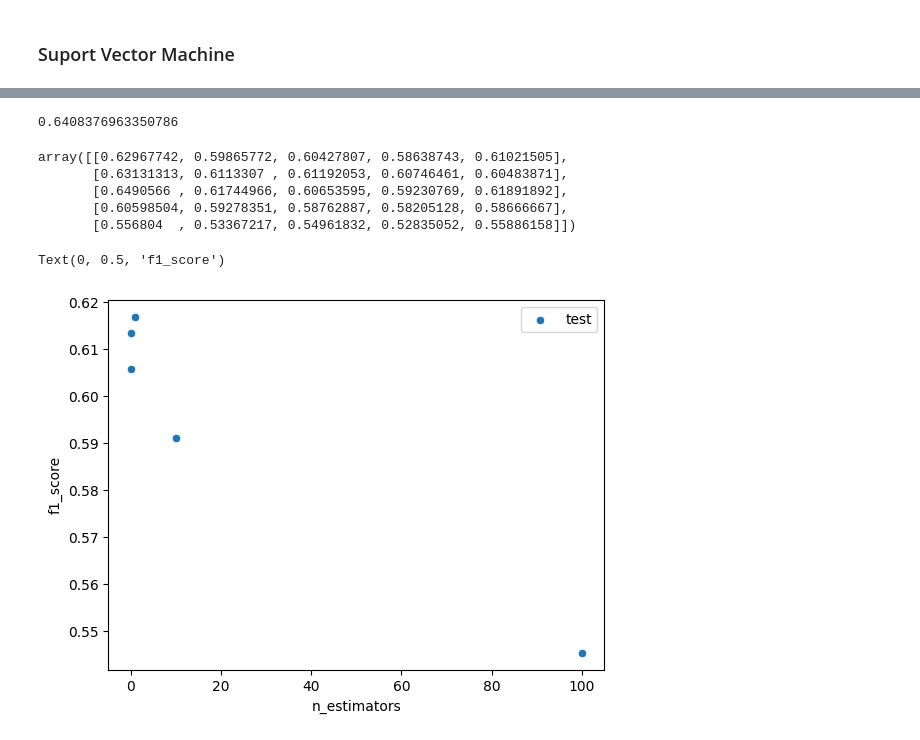
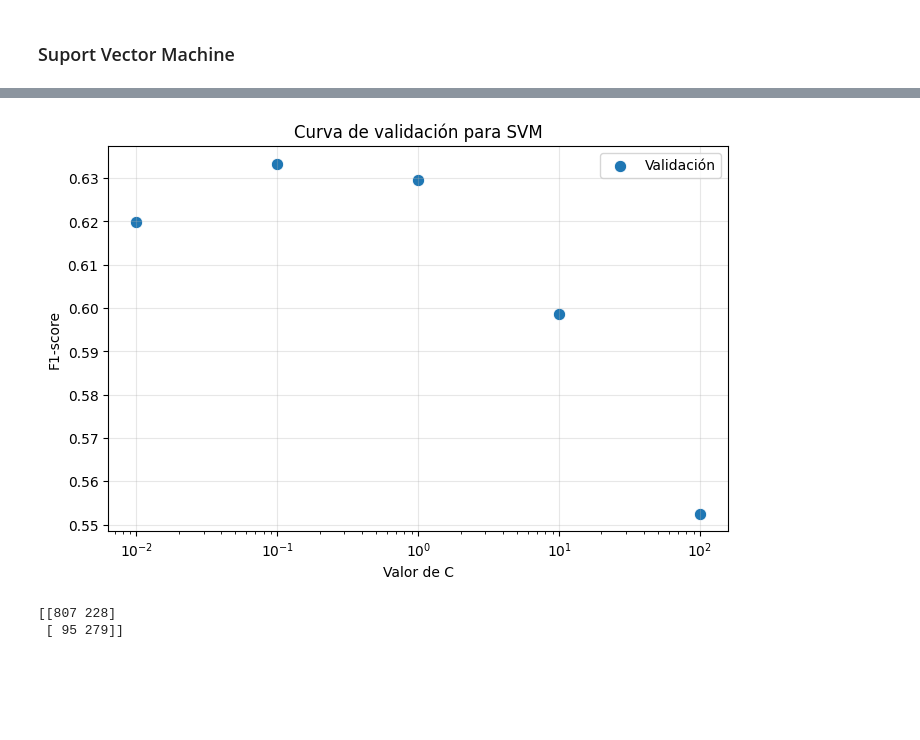
Before and after one commit to Rick2898/Machine_Learning_classification, a Jupyter notebook: main_copy.ipynb, the cells around one changed output, grey strips where cells are left out. Drawn from its saved outputs; the diff is of its cells as text; code cells hidden in the pictures; blank space fills up the shorter version.

```diff
--- a/main_copy.ipynb
+++ b/main_copy.ipynb
@@ -166,7 +165,7 @@ y = df.iloc[:, -1]
 numerica = X.select_dtypes(include=["number"]).columns.tolist()
 categorica = X.select_dtypes(exclude=["number"]).columns.tolist()
 # %%
-X_train, X_test, y_train, y_test = train_test_split(X,y, test_size=0.2, random_state=42)
+X_train, X_test, y_train, y_test = train_test_split(X,y, test_size=0.2, random_state=42,stratify=y)
 # %%
 prepo_num_var = Pipeline(
     [
@@ -206,9 +205,9 @@ ColumnTransformer(transformers=[('numeric preprocessing',
 # %%
 model = Pipeline(
     [
+        ("under_sampling", RandomUnderSampler(sampling_strategy=0.65, random_state=42)),
         ("pre-processing", prepo),
-        ("balanceo", RandomUnderSampler(random_state=42)),
-        ("random_forest", RandomForestClassifier(n_estimators=150,random_state=42)),
+        ("random_forest", RandomForestClassifier(n_estimators=250,random_state=42)),
     ]
 )
 model
@@ -322,32 +437,39 @@ weighted avg       0.81      0.76      0.77      1409
-# %%
-f1_score(y_test,y_pred_test,pos_label="Yes")
-# %% [output]
-0.6408376963350786
 # %%
 param_range = [0.01, 0.1, 1, 10, 100]
 
-train_scores, test_scores = validation_curve(
-    model,
-    X_train,
-    y_train,
-    param_name="SVM__C",
+train_scores, val_scores = validation_curve(
+    estimator=model_svm,
+    X=X_train,
+    y=y_train,
+    param_name="svm__C",
     param_range=param_range,
     scoring=make_scorer(f1_score, pos_label="Yes"),
     cv=5,
     n_jobs=-1
 )
-# %%
-test_scores
-# %% [output]
-array([[0.62967742, 0.59865772, 0.60427807, 0.58638743, 0.61021505],
-       [0.63131313, 0.6113307 , 0.61192053, 0.60746461, 0.60483871],
-       [0.6490566 , 0.61744966, 0.60653595, 0.59230769, 0.61891892],
-       [0.60598504, 0.59278351, 0.58762887, 0.58205128, 0.58666667],
-       [0.556804  , 0.53367217, 0.54961832, 0.52835052, 0.55886158]])
 # %%
-sns.scatterplot(x=param_range, y=test_scores.mean(axis=1), label="test")
-plt.xlabel("n_estimators")
-plt.ylabel("f1_score")
+mean_val_scores = val_scores.mean(axis=1)
+std_val_scores = val_scores.std(axis=1)
+
+plt.figure(figsize=(8, 5))
+sns.scatterplot(x=param_range, y=mean_val_scores, s=80, label="Validación")
+
+
+
+plt.xscale("log")
+plt.xlabel("Valor de C")
+plt.ylabel("F1-score")
+plt.title("Curva de validación para SVM")
+plt.grid(True, alpha=0.3)
+plt.legend()
+plt.show()
 # %% [output]
-Text(0, 0.5, 'f1_score')
-[figure, old version]
+[figure, new version]
+# %%
+y_pred = model_svm.predict(X_test)
+confmat_random = confusion_matrix(y_true=y_test, y_pred=y_pred)
+
+print(confmat_random)
+# %% [output]
+[[807 228]
+ [ 95 279]]
```
Also changed, not shown: parts of 17 cells of this notebook, 2 other files.
